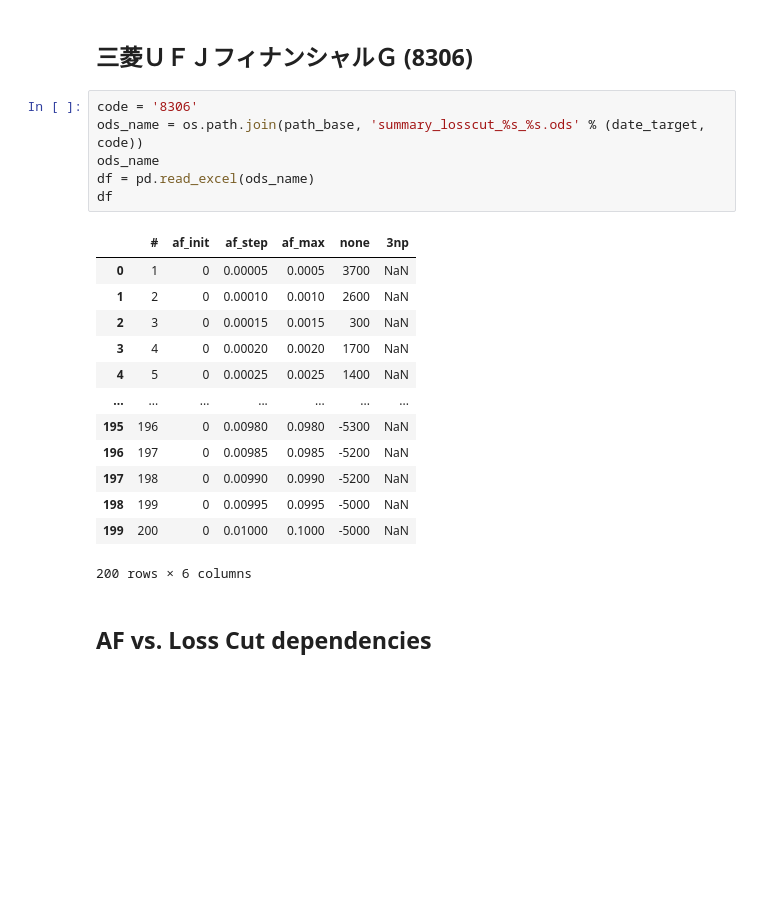
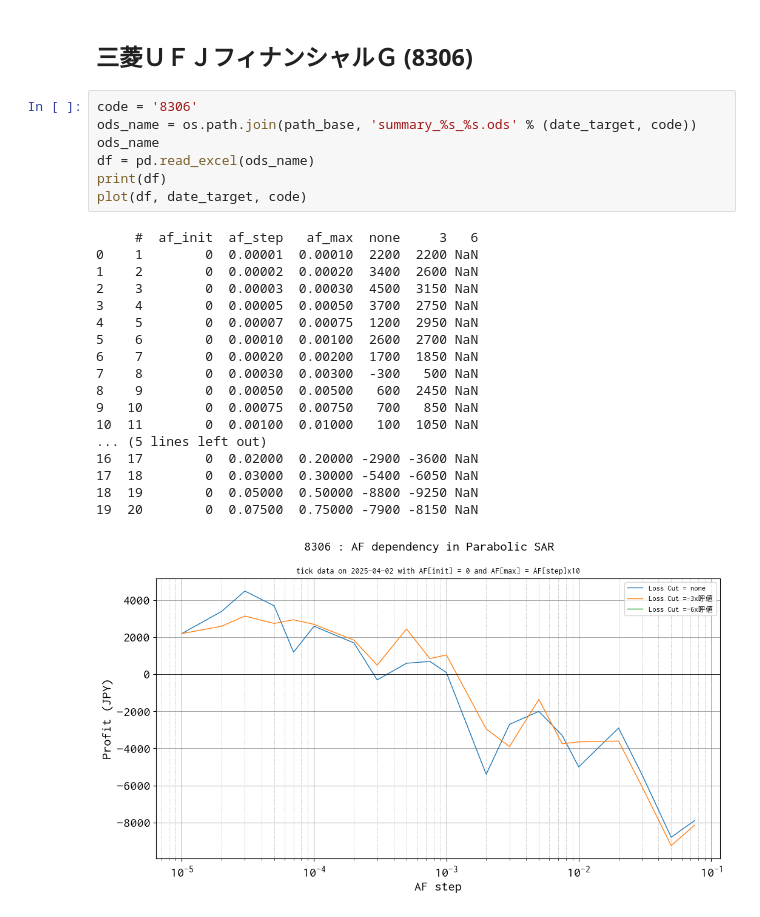
Before and after one commit to bitwalk123/day_trade_simulator, a Jupyter notebook: jupyter/study_201_AF_LossCut.ipynb, the cells around one changed output. Cells and saved outputs as stored; diff of their text form; blank space fills up the shorter version.

```diff
--- a/jupyter/study_201_AF_LossCut.ipynb
+++ b/jupyter/study_201_AF_LossCut.ipynb
@@ -142,23 +117,27 @@ plt.show()
 ## 三菱ＵＦＪフィナンシャルＧ (8306)
 # %%
 code = '8306'
-ods_name = os.path.join(path_base, 'summary_losscut_%s_%s.ods' % (date_target, code))
+ods_name = os.path.join(path_base, 'summary_%s_%s.ods' % (date_target, code))
 ods_name
 df = pd.read_excel(ods_name)
-df
+print(df)
+plot(df, date_target, code)
 # %% [output]
-|  | # | af_init | af_step | af_max | none | 3np |
-| 0 | 1 | 0 | 0.00005 | 0.0005 | 3700 | NaN |
-| 1 | 2 | 0 | 0.00010 | 0.0010 | 2600 | NaN |
-| 2 | 3 | 0 | 0.00015 | 0.0015 | 300 | NaN |
-| 3 | 4 | 0 | 0.00020 | 0.0020 | 1700 | NaN |
-| 4 | 5 | 0 | 0.00025 | 0.0025 | 1400 | NaN |
-| ... | ... | ... | ... | ... | ... | ... |
-| 195 | 196 | 0 | 0.00980 | 0.0980 | -5300 | NaN |
-| 196 | 197 | 0 | 0.00985 | 0.0985 | -5200 | NaN |
-| 197 | 198 | 0 | 0.00990 | 0.0990 | -5200 | NaN |
-| 198 | 199 | 0 | 0.00995 | 0.0995 | -5000 | NaN |
-| 199 | 200 | 0 | 0.01000 | 0.1000 | -5000 | NaN |
-200 rows × 6 columns
+     #  af_init  af_step   af_max  none     3   6
+0    1        0  0.00001  0.00010  2200  2200 NaN
+1    2        0  0.00002  0.00020  3400  2600 NaN
+2    3        0  0.00003  0.00030  4500  3150 NaN
+3    4        0  0.00005  0.00050  3700  2750 NaN
+4    5        0  0.00007  0.00075  1200  2950 NaN
+5    6        0  0.00010  0.00100  2600  2700 NaN
+6    7        0  0.00020  0.00200  1700  1850 NaN
+7    8        0  0.00030  0.00300  -300   500 NaN
+8    9        0  0.00050  0.00500   600  2450 NaN
+9   10        0  0.00075  0.00750   700   850 NaN
+10  11        0  0.00100  0.01000   100  1050 NaN
+... (5 lines left out)
+16  17        0  0.02000  0.20000 -2900 -3600 NaN
+17  18        0  0.03000  0.30000 -5400 -6050 NaN
+18  19        0  0.05000  0.50000 -8800 -9250 NaN
+19  20        0  0.07500  0.75000 -7900 -8150 NaN
+[figure, added]
-# %% [markdown]
-## AF vs. Loss Cut dependencies
```
Also changed, not shown: parts of 8 cells of this notebook, 5 other files.
